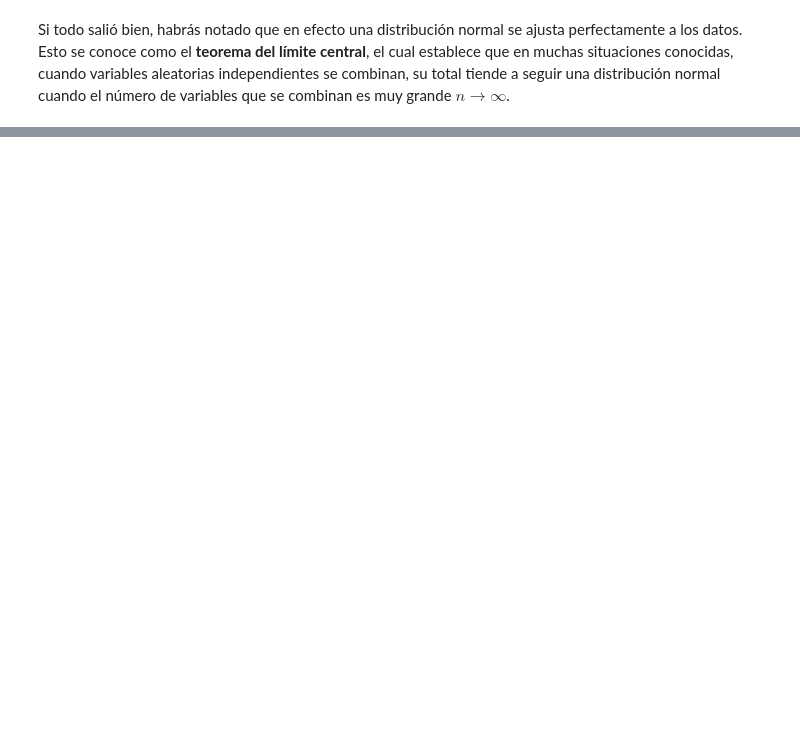
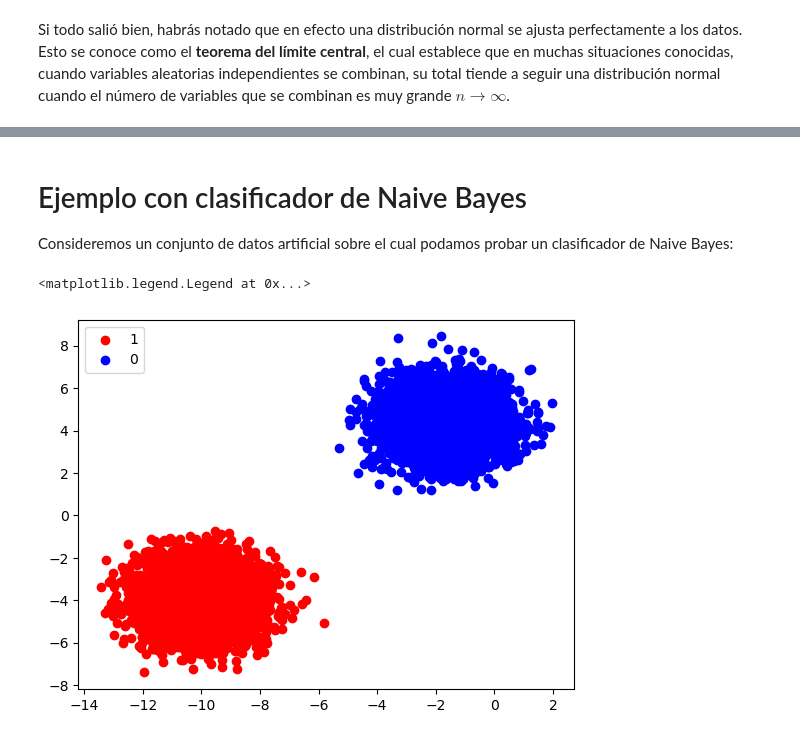
Before and after one commit to DensLopez/DS_Probabilidad, a Jupyter notebook: codes/reto.ipynb, the cells around one changed output, grey strips where cells are left out. Drawn from its saved outputs; the diff is of its cells as text; code cells hidden in the pictures; blank space fills up the shorter version.

```diff
--- a/codes/reto.ipynb
+++ b/codes/reto.ipynb
@@ -580,3 +742,29 @@ Finalmente, encontrarás en la siguiente notebook un ejemplo donde se profundiza
 https://colab.research.google.com/drive/1XbQ6-5Ax8Pksik2MR2kWB87ay85RMX2b?usp=sharing
 
 Ahora que tienes claros estos conceptos, a través del desarrollo de estos retos, espero que hayas disfrutado del curso y que con esto tengas toda la motivación para continuar con lo que sigue en temas de matemáticas, machine learning y ciencias de datos en general. Nos vemos en la próxima. ¡Nunca pares de aprender! 💚
+# %% [markdown]
+# Ejemplo con clasificador de Naive Bayes
+
+Consideremos un conjunto de datos artificial sobre el cual podamos probar un clasificador de Naive Bayes:
+# %%
+from sklearn.datasets import make_blobs
+import matplotlib.pyplot as plt
+import numpy as np
+from scipy.stats import norm
+
+X, y = make_blobs(n_samples=10000, centers=2, n_features=2, random_state=1)
+
+# esta función ajusta una gausiana
+# a un conjunto 'data'
+def fit_distribution(data):
+  mu = data.mean()
+  sigma = data.std()
+  dist = norm(mu, sigma)
+  return dist
+
+plt.scatter(X[y==1][:,0], X[y==1][:,1], label = '1', color='red')
+plt.scatter(X[y==0][:,0], X[y==0][:,1], label = '0', color = 'blue')
+plt.legend()
+# %% [output]
+<matplotlib.legend.Legend at 0x...>
+[figure, added]
```
Also changed, not shown: parts of 22 cells of this notebook, 10 other files.
